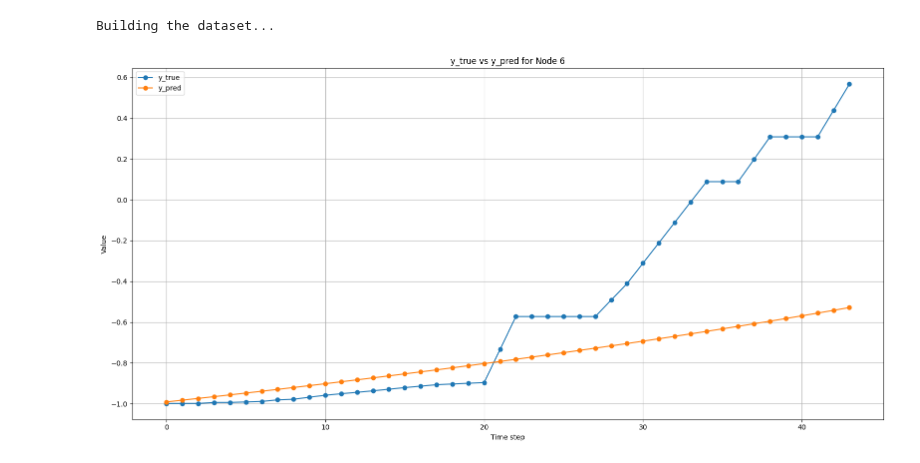
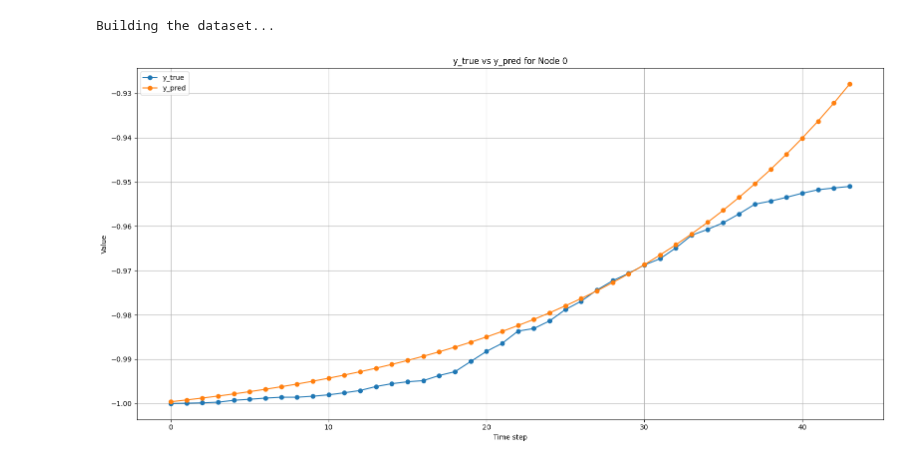
Before and after one commit to riccardocappi/Kan-for-Interpretable-Graph-Dynamics, a Jupyter notebook: post_processing.ipynb, the cells around one changed output. Cells and saved outputs as stored; diff of their text form; code cells hidden in the pictures.

```diff
--- a/post_processing.ipynb
+++ b/post_processing.ipynb
@@ -1671,7 +1723,7 @@ Std Test loss of symbolic formula: 0.0025258137237770726
 from datasets.RealEpidemics import RealEpidemics
 
 real_epid_data = RealEpidemics(
-    root = './data_real_epid_int',
+    root = './data_real_epid_covid_int_scaled',
     name = 'RealEpid',
     predict_deriv=False,
     history=1,
@@ -1688,8 +1740,8 @@ x_i, x_j = sp.symbols('x_i x_j')
 
 # g_symb = 7.130 / (1 + sp.exp(- (x_j - x_i)))
 # h_symb = 0.074 * x_i
-g_symb = sp.tanh(x_i + 1.0958385)
-h_symb = sp.exp(x_i)
+g_symb = sp.exp(-0.0039747115*x_j)
+h_symb = 2.4683 * x_i + 2.464987
 
 
 g_symb = make_callable(g_symb)
@@ -1708,8 +1760,8 @@ y_pred = symb_model(real_epid_data[0]).detach().cpu().numpy()
 # %%
 plot_predictions(
     y_true=y_true,
     y_pred=y_pred,
-    node_index=6
+    node_index=0
 )
 # %% [output]
-[figure, old version]
+[figure, new version]
```
Also changed, not shown: parts of 12 cells of this notebook, 26 other files.
